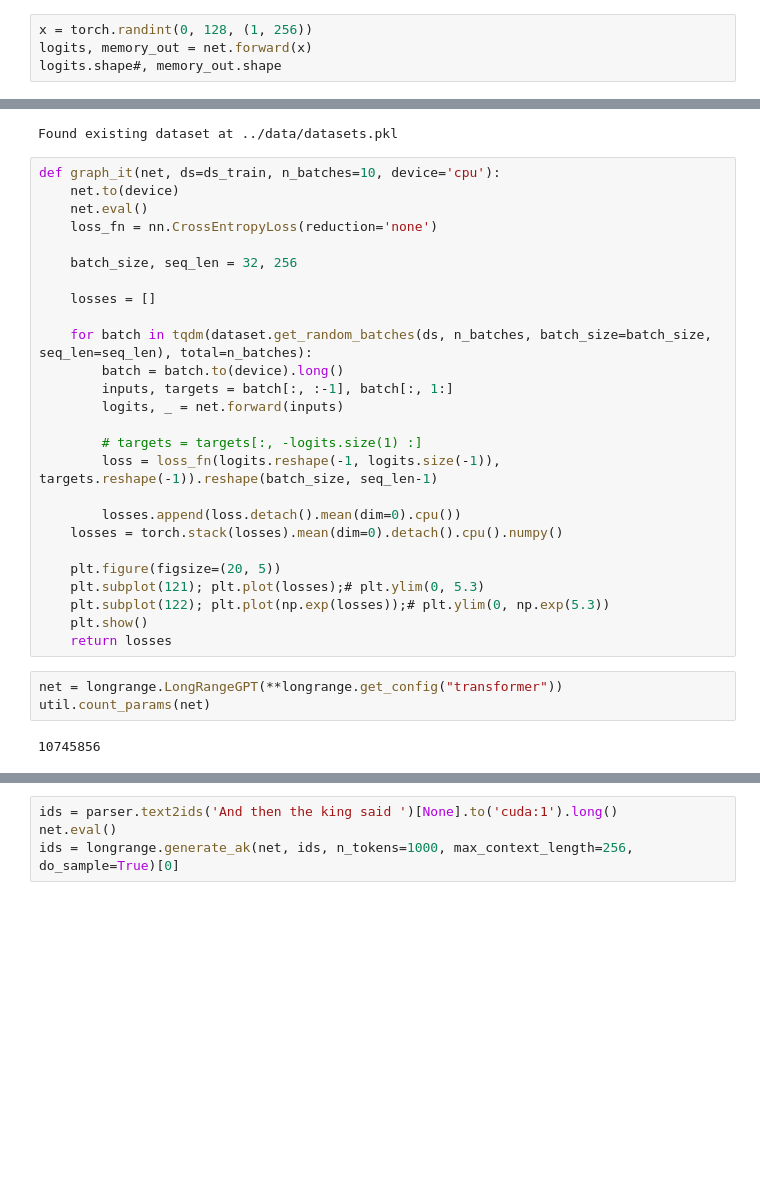
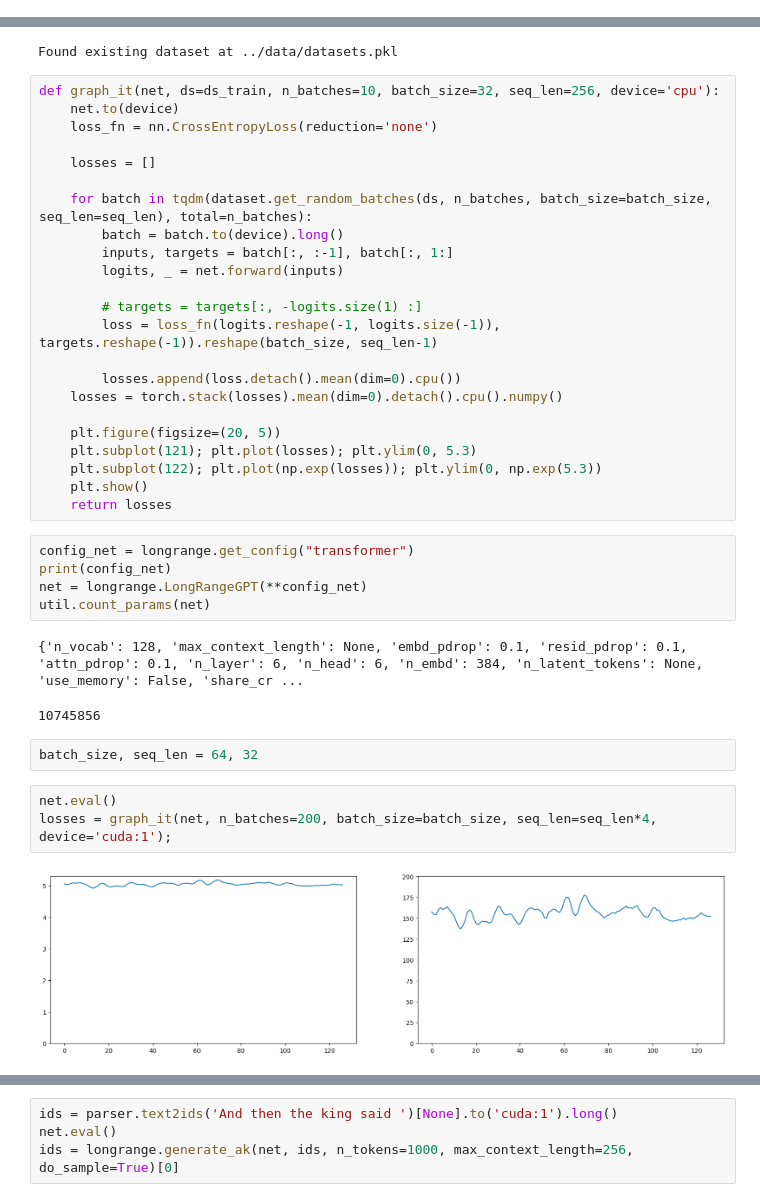
Before and after one commit to akarshkumar0101/transformer-memory, a Jupyter notebook: skip/debug.ipynb, the cells around one changed output, grey strips where cells are left out. Drawn from its saved outputs; the diff is of its cells as text; blank space fills up the shorter version.

```diff
--- a/skip/debug.ipynb
+++ b/skip/debug.ipynb
@@ -29,4 +25,0 @@ import util
-# %%
-x = torch.randint(0, 128, (1, 256))
-logits, memory_out = net.forward(x)
-logits.shape#, memory_out.shape
@@ -39,12 +30,9 @@ ds_train, ds_test = dataset.load_dataset(tqdm=tqdm)
 # %% [output]
 Found existing dataset at ../data/datasets.pkl
 # %%
-def graph_it(net, ds=ds_train, n_batches=10, device='cpu'):
+def graph_it(net, ds=ds_train, n_batches=10, batch_size=32, seq_len=256, device='cpu'):
     net.to(device)
-    net.eval()
     loss_fn = nn.CrossEntropyLoss(reduction='none')
-
-    batch_size, seq_len = 32, 256
 
     losses = []
 
@@ -60,12 +48,22 @@ def graph_it(net, ds=ds_train, n_batches=10, device='cpu'):
     losses = torch.stack(losses).mean(dim=0).detach().cpu().numpy()
 
     plt.figure(figsize=(20, 5))
-    plt.subplot(121); plt.plot(losses);# plt.ylim(0, 5.3)
-    plt.subplot(122); plt.plot(np.exp(losses));# plt.ylim(0, np.exp(5.3))
+    plt.subplot(121); plt.plot(losses); plt.ylim(0, 5.3)
+    plt.subplot(122); plt.plot(np.exp(losses)); plt.ylim(0, np.exp(5.3))
     plt.show()
     return losses
 # %%
-net = longrange.LongRangeGPT(**longrange.get_config("transformer"))
+config_net = longrange.get_config("transformer")
+print(config_net)
+net = longrange.LongRangeGPT(**config_net)
 util.count_params(net)
 # %% [output]
-10745856
+{'n_vocab': 128, 'max_context_length': None, 'embd_pdrop': 0.1, 'resid_pdrop': 0.1, 'attn_pdrop': 0.1, 'n_layer': 6, 'n_head': 6, 'n_embd': 384, 'n_latent_tokens': None, 'use_memory': False, 'share_cr ...
+10745856
+# %%
+batch_size, seq_len = 64, 32
+# %%
+net.eval()
+losses = graph_it(net, n_batches=200, batch_size=batch_size, seq_len=seq_len*4, device='cuda:1');
+# %% [output]
+[figure, added]
```
Also changed, not shown: parts of 10 cells of this notebook, 8 other files.
